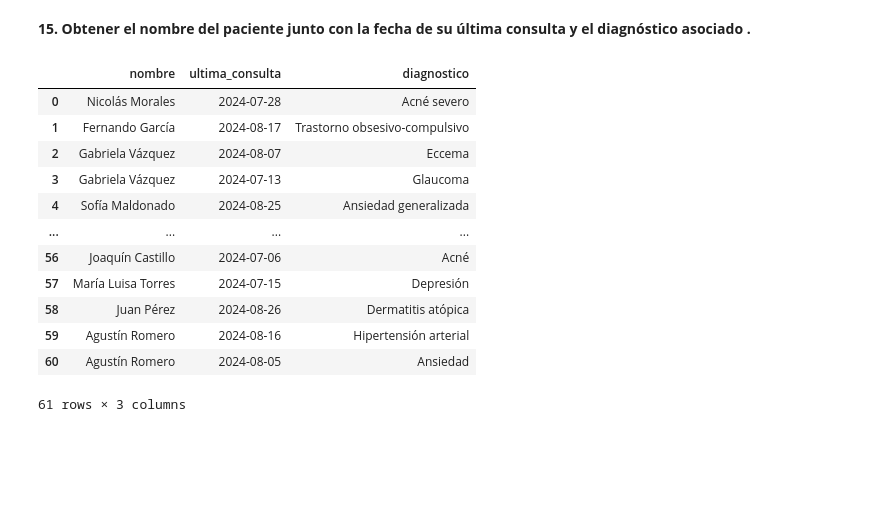
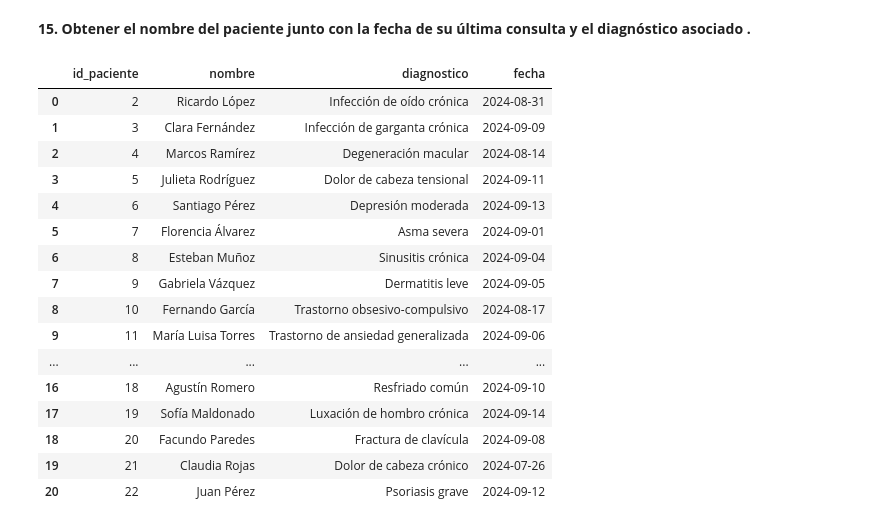
Before and after one commit to gonzagrau/TP5_GrauLuna, a Jupyter notebook: database_connection/queries.ipynb, the cells around one changed output. Drawn from its saved outputs; the diff is of its cells as text; code cells hidden in the pictures; blank space fills up the shorter version.

```diff
--- a/database_connection/queries.ipynb
+++ b/database_connection/queries.ipynb
@@ -349,23 +349,34 @@ pd.read_sql(query_14, engine)
 # %% [markdown]
 **15.  Obtener el nombre del paciente junto con la fecha de su última consulta y el diagnóstico asociado .**
 # %%
-query_15= ''' SELECT p.nombre, MAX(c.fecha) AS ultima_consulta, c.diagnostico
-FROM pacientes p
-JOIN consultas c ON p.id_paciente = c.id_paciente
-GROUP BY p.nombre, c.diagnostico;
+query_15= ''' SELECT p.id_paciente, p.nombre,  c.diagnostico, c.fecha
+FROM Pacientes p
+
+JOIN Consultas c ON p.id_paciente = c.id_paciente
+WHERE
+    c.fecha = (
+        SELECT MAX(c2.fecha)
+        FROM Consultas c2
+        WHERE c2.id_paciente = p.id_paciente
+    )
+ORDER BY p.id_paciente;
 '''
 pd.read_sql(query_15, engine)
 # %% [output]
-|  | nombre | ultima_consulta | diagnostico |
-| 0 | Nicolás Morales | 2024-07-28 | Acné severo |
-| 1 | Fernando García | 2024-08-17 | Trastorno obsesivo-compulsivo |
-| 2 | Gabriela Vázquez | 2024-08-07 | Eccema |
-| 3 | Gabriela Vázquez | 2024-07-13 | Glaucoma |
-| 4 | Sofía Maldonado | 2024-08-25 | Ansiedad generalizada |
-| ... | ... | ... | ... |
-| 56 | Joaquín Castillo | 2024-07-06 | Acné |
-| 57 | María Luisa Torres | 2024-07-15 | Depresión |
-| 58 | Juan Pérez | 2024-08-26 | Dermatitis atópica |
-| 59 | Agustín Romero | 2024-08-16 | Hipertensión arterial |
-| 60 | Agustín Romero | 2024-08-05 | Ansiedad |
+|  | id_paciente | nombre | diagnostico | fecha |
+| 0 | 2 | Ricardo López | Infección de oído crónica | 2024-08-31 |
+| 1 | 3 | Clara Fernández | Infección de garganta crónica | 2024-09-09 |
+| 2 | 4 | Marcos Ramírez | Degeneración macular | 2024-08-14 |
+| 3 | 5 | Julieta Rodríguez | Dolor de cabeza tensional | 2024-09-11 |
+| 4 | 6 | Santiago Pérez | Depresión moderada | 2024-09-13 |
+| 5 | 7 | Florencia Álvarez | Asma severa | 2024-09-01 |
+| 6 | 8 | Esteban Muñoz | Sinusitis crónica | 2024-09-04 |
+| 7 | 9 | Gabriela Vázquez | Dermatitis leve | 2024-09-05 |
+| 8 | 10 | Fernando García | Trastorno obsesivo-compulsivo | 2024-08-17 |
+| 9 | 11 | María Luisa Torres | Trastorno de ansiedad generalizada | 2024-09-06 |
+| ... | ... | ... | ... | ... |
+| 16 | 18 | Agustín Romero | Resfriado común | 2024-09-10 |
+| 17 | 19 | Sofía Maldonado | Luxación de hombro crónica | 2024-09-14 |
+| 18 | 20 | Facundo Paredes | Fractura de clavícula | 2024-09-08 |
+| 19 | 21 | Claudia Rojas | Dolor de cabeza crónico | 2024-07-26 |
+| 20 | 22 | Juan Pérez | Psoriasis grave | 2024-09-12 |
-61 rows × 3 columns
```
